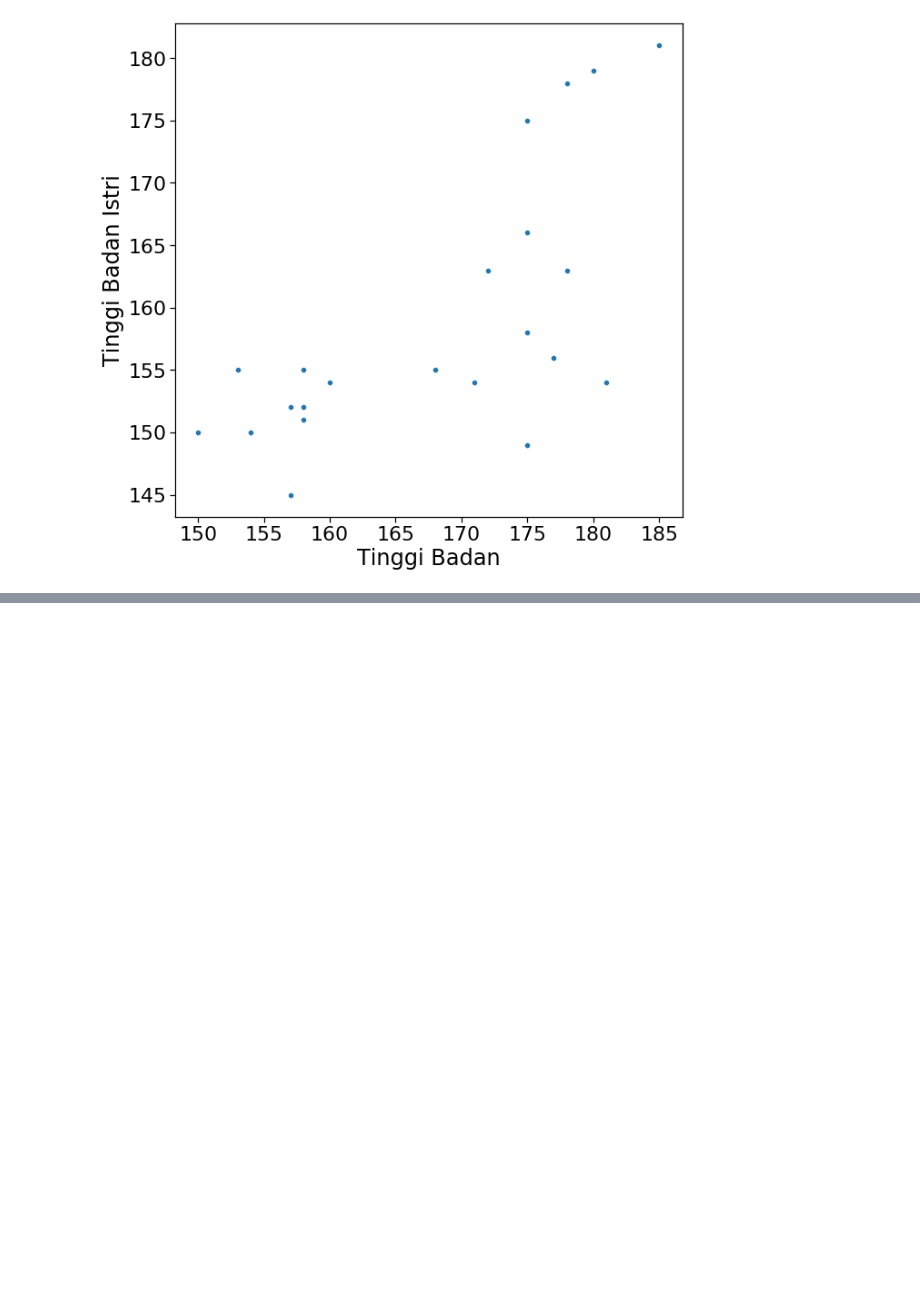
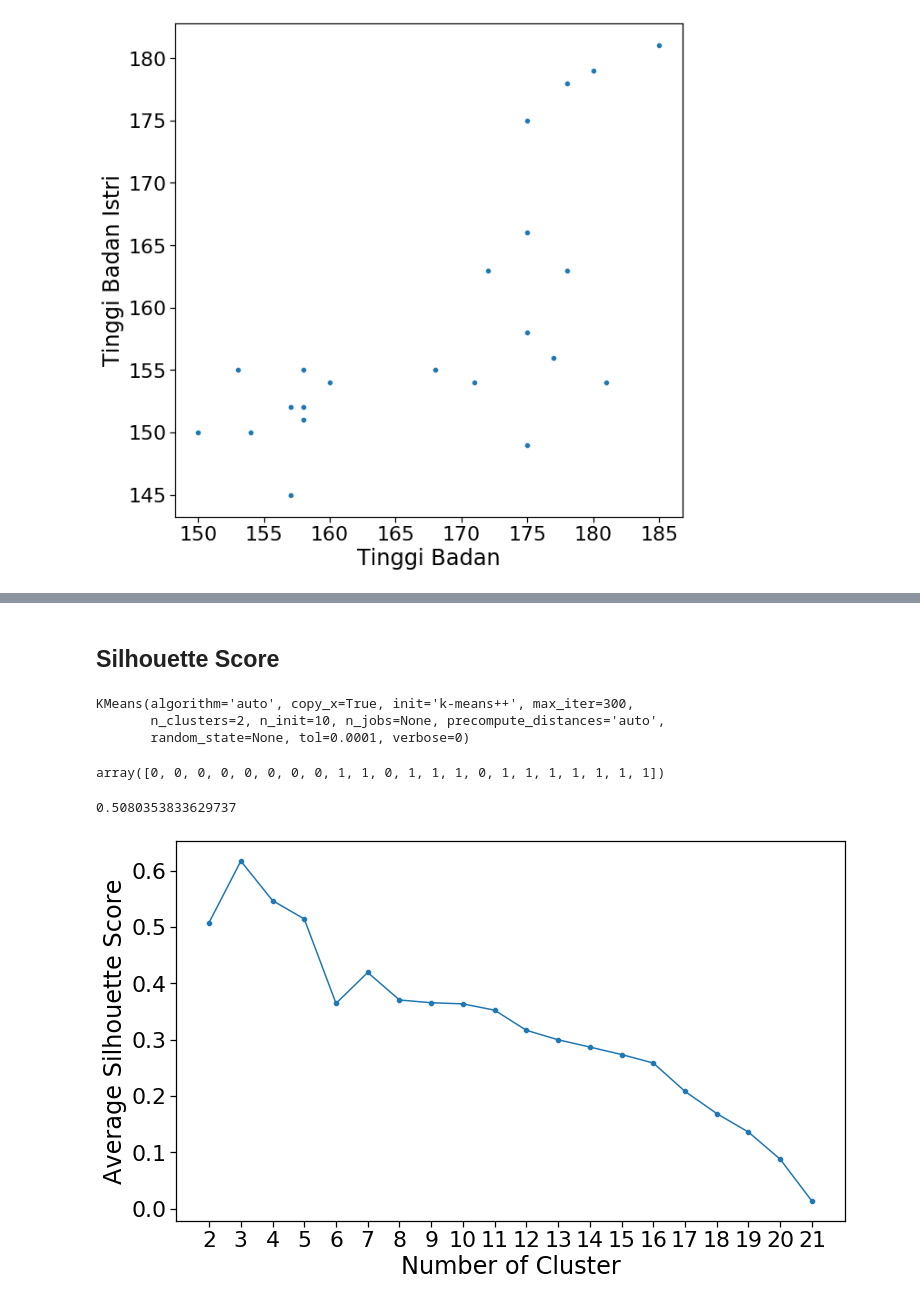
Before and after one commit to Damianus04/data-science-purwadhika, a Jupyter notebook: Modul_3_Machine_Learning_Working_Files/20210315 - Unsupervised Learning - exercise.ipynb, the cells around one changed output, grey strips where cells are left out. Cells and saved outputs as stored; diff of their text form; code cells hidden in the pictures; blank space fills up the shorter version.

```diff
--- a/Modul_3_Machine_Learning_Working_Files/20210315 - Unsupervised Learning - exercise.ipynb
+++ b/Modul_3_Machine_Learning_Working_Files/20210315 - Unsupervised Learning - exercise.ipynb
@@ -325,0 +384,36 @@ Text(0, 0.5, 'Tinggi Badan Istri')
+# %% [markdown]
+## Silhouette Score
+# %%
+kmeans = KMeans(n_clusters=2)
+kmeans.fit(X)
+# %% [output]
+KMeans(algorithm='auto', copy_x=True, init='k-means++', max_iter=300,
+       n_clusters=2, n_init=10, n_jobs=None, precompute_distances='auto',
+       random_state=None, tol=0.0001, verbose=0)
+# %%
+labels = kmeans.labels_
+labels
+# %% [output]
+array([0, 0, 0, 0, 0, 0, 0, 0, 1, 1, 0, 1, 1, 1, 0, 1, 1, 1, 1, 1, 1, 1])
+# %%
+silhouette_score(X, labels, metric='euclidean')
+# %% [output]
+0.5080353833629737
+# %%
+silhouette = []
+for i in range(2,22):
+    kmeans = KMeans(n_clusters=i)
+    kmeans.fit(X)
+    labels = kmeans.labels_
+    silhouette.append(silhouette_score(X, labels, metric='euclidean'))
+# %%
+plt.figure(figsize=(12,7))
+sns.lineplot(range(2,22), silhouette)
+sns.scatterplot(range(2,22), silhouette)
+
+plt.xlabel('Number of Cluster')
+plt.xticks(ticks= range(2,22), labels=range(2,22))
+plt.ylabel('Average Silhouette Score')
+plt.show()
+# %% [output]
+[figure, added]
```
Also changed, not shown: parts of 35 cells of this notebook, 12 other files.
